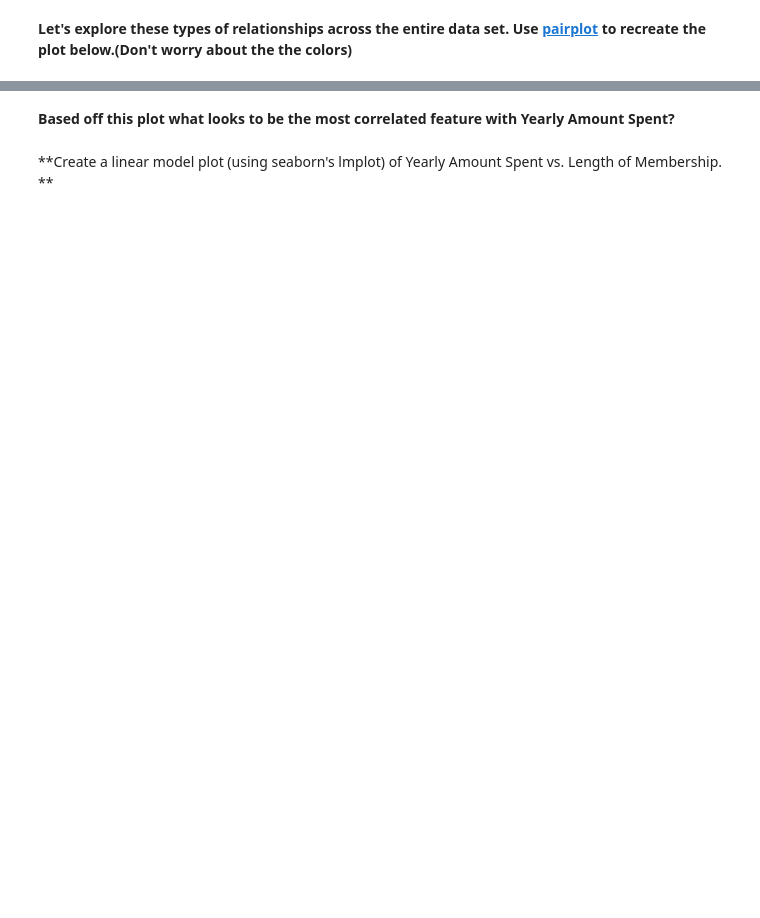
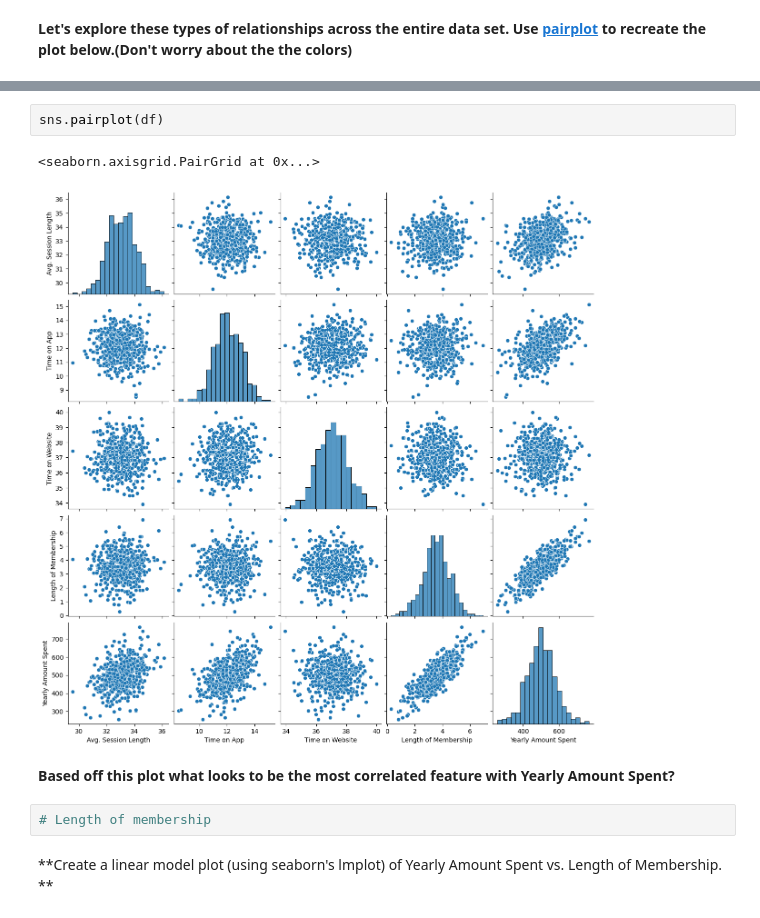
Before and after one commit to diegohdez90/ml-course, a Jupyter notebook: 11-Linear-Regression/02-Linear Regression Project Exam.ipynb, the cells around one changed output, grey strips where cells are left out. Saved outputs shown, nothing was run; the diff lists cells and outputs as text; blank space fills up the shorter version.

```diff
--- a/11-Linear-Regression/02-Linear Regression Project Exam.ipynb
+++ b/11-Linear-Regression/02-Linear Regression Project Exam.ipynb
@@ -94,4 +119,11 @@ ___
+# %%
+sns.pairplot(df)
+# %% [output]
+<seaborn.axisgrid.PairGrid at 0x...>
+[figure, added]
 # %% [markdown]
 **Based off this plot what looks to be the most correlated feature with Yearly Amount Spent?**
+# %%
+# Length of membership
 # %% [markdown]
 **Create a linear model plot (using seaborn's lmplot) of  Yearly Amount Spent vs. Length of Membership. **
```
Also changed, not shown: parts of 43 cells of this notebook.
